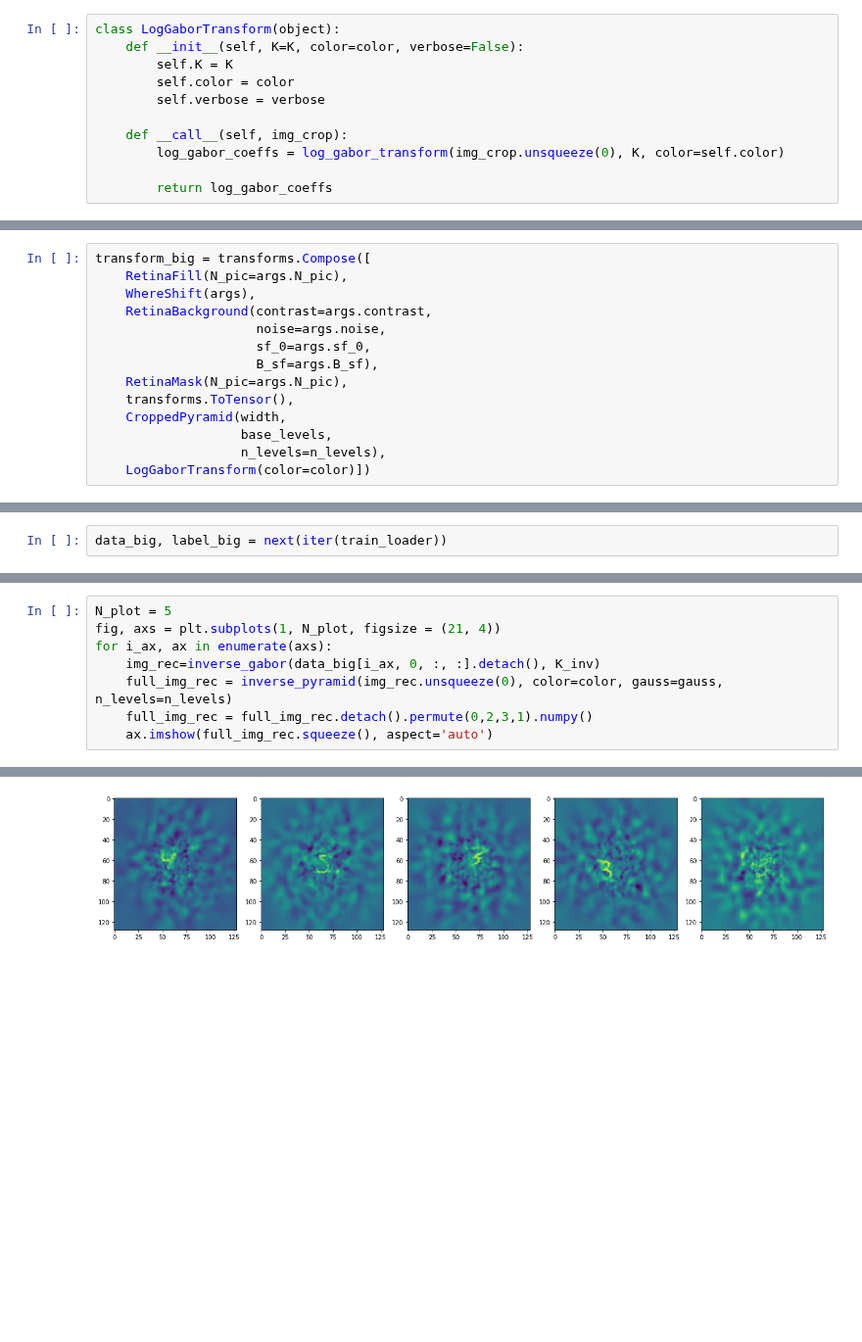
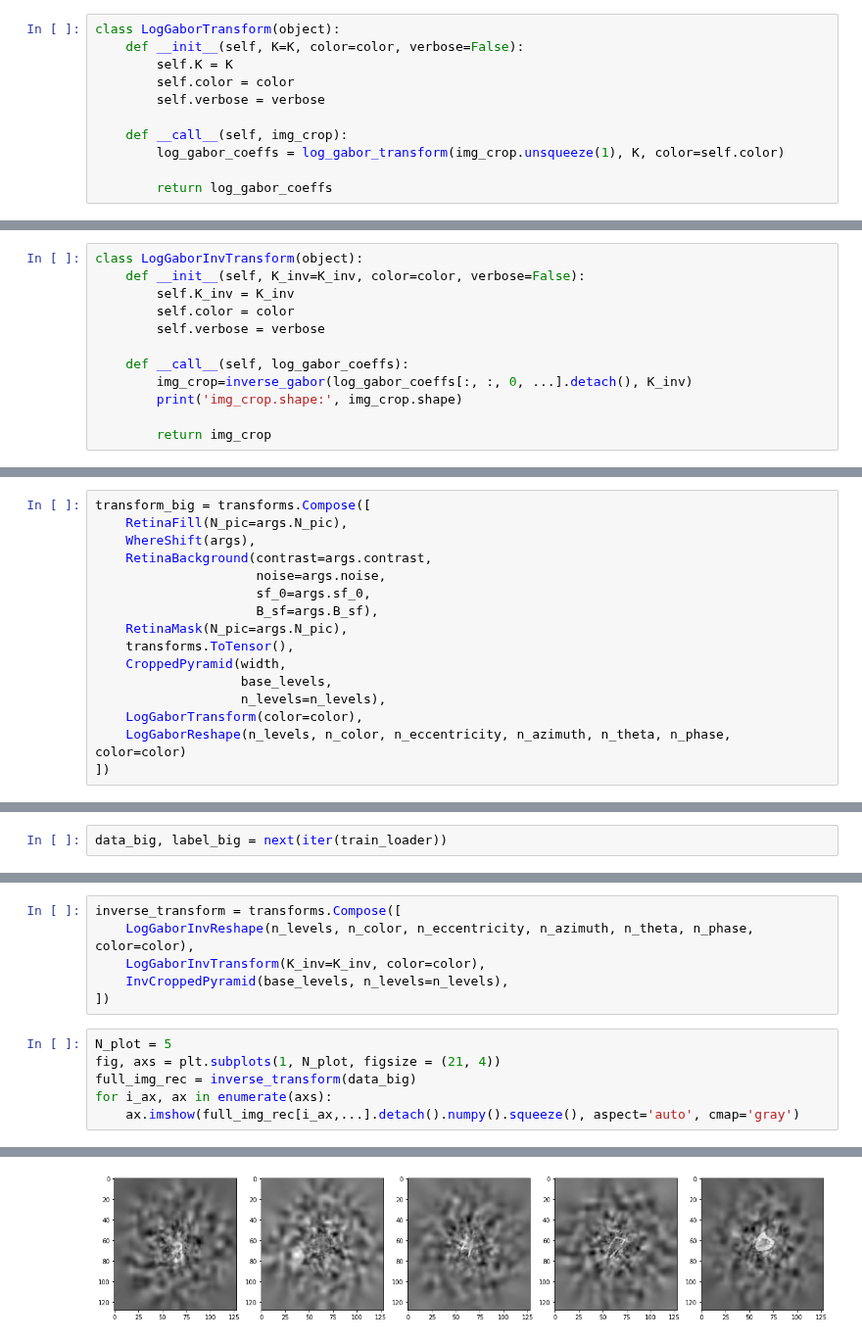
Before and after one commit to dabane-ghassan/int-lab-book, a Jupyter notebook: src/stn_128x128-POLO-tests.ipynb, the cells around one changed output, grey strips where cells are left out. Shown at 98% size. Drawn from its saved outputs; the diff is of its cells as text; blank space fills up the shorter version.

```diff
--- a/src/stn_128x128-POLO-tests.ipynb
+++ b/src/stn_128x128-POLO-tests.ipynb
@@ -134,6 +223,6 @@ class LogGaborTransform(object):
         self.verbose = verbose
 
     def __call__(self, img_crop):
-        log_gabor_coeffs = log_gabor_transform(img_crop.unsqueeze(0), K, color=self.color)
+        log_gabor_coeffs = log_gabor_transform(img_crop.unsqueeze(1), K, color=self.color)
 
         return log_gabor_coeffs
@@ -139,0 +273,12 @@ class LogGaborTransform(object):
+# %%
+class LogGaborInvTransform(object):
+    def __init__(self, K_inv=K_inv, color=color, verbose=False):
+        self.K_inv = K_inv
+        self.color = color
+        self.verbose = verbose
+
+    def __call__(self, log_gabor_coeffs):
+        img_crop=inverse_gabor(log_gabor_coeffs[:, :, 0, ...].detach(), K_inv)
+        print('img_crop.shape:', img_crop.shape)
+
+        return img_crop
@@ -156,7 +333,9 @@ transform_big = transforms.Compose([
     CroppedPyramid(width,
                    base_levels,
                    n_levels=n_levels),
-    LogGaborTransform(color=color)])
+    LogGaborTransform(color=color),
+    LogGaborReshape(n_levels, n_color, n_eccentricity, n_azimuth, n_theta, n_phase, color=color)
+])
 # %%
 train_loader = torch.utils.data.DataLoader(MNIST('../data',
                         train=True,
@@ -199,9 +363,13 @@ Tensor shape= torch.Size([256, 1024])
+# %%
+inverse_transform = transforms.Compose([
+    LogGaborInvReshape(n_levels, n_color, n_eccentricity, n_azimuth, n_theta, n_phase, color=color),
+    LogGaborInvTransform(K_inv=K_inv, color=color),
+    InvCroppedPyramid(base_levels, n_levels=n_levels),
+])
 # %%
 N_plot = 5
 fig, axs = plt.subplots(1, N_plot, figsize = (21, 4))
+full_img_rec = inverse_transform(data_big)
 for i_ax, ax in enumerate(axs):
-    img_rec=inverse_gabor(data_big[i_ax, 0, :, :].detach(), K_inv)
-    full_img_rec = inverse_pyramid(img_rec.unsqueeze(0), color=color, gauss=gauss, n_levels=n_levels)
-    full_img_rec = full_img_rec.detach().permute(0,2,3,1).numpy()
-    ax.imshow(full_img_rec.squeeze(), aspect='auto')
+    ax.imshow(full_img_rec[i_ax,...].detach().numpy().squeeze(), aspect='auto', cmap='gray')
 # %% [output]
@@ -213 +379 @@ Tensor shape= torch.Size([2, 16, 8, 1, 32, 32])
-[figure, old version]
+[figure, new version]
```
Also changed, not shown: parts of 21 cells of this notebook.
